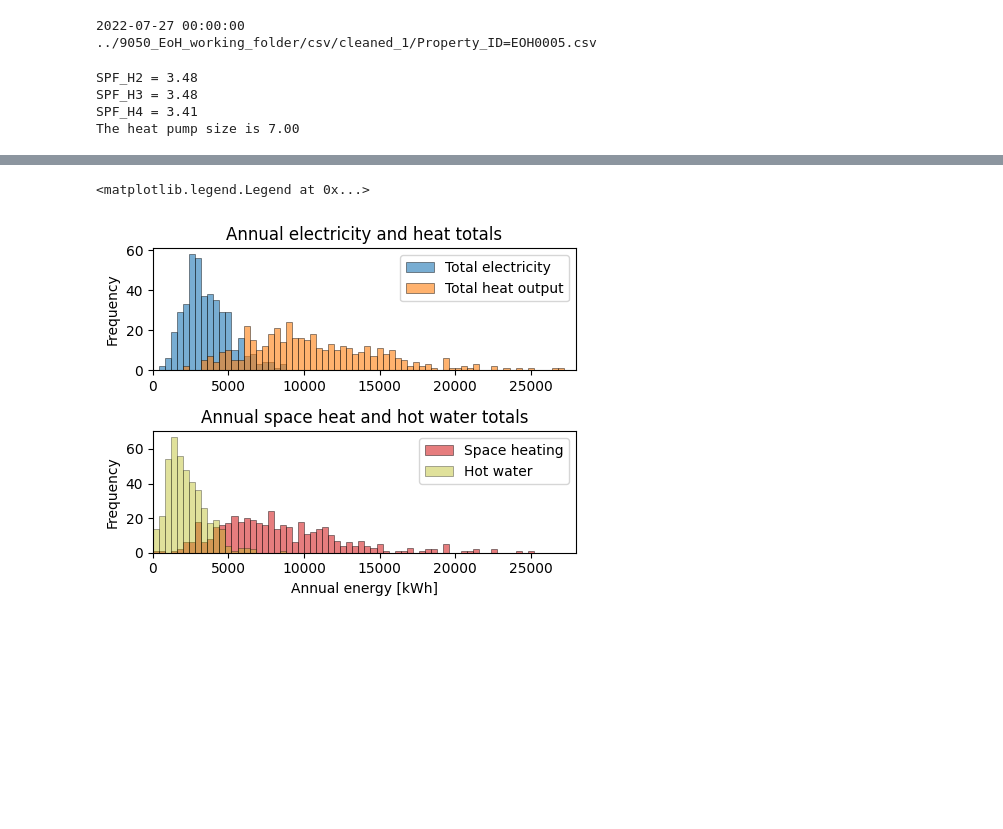
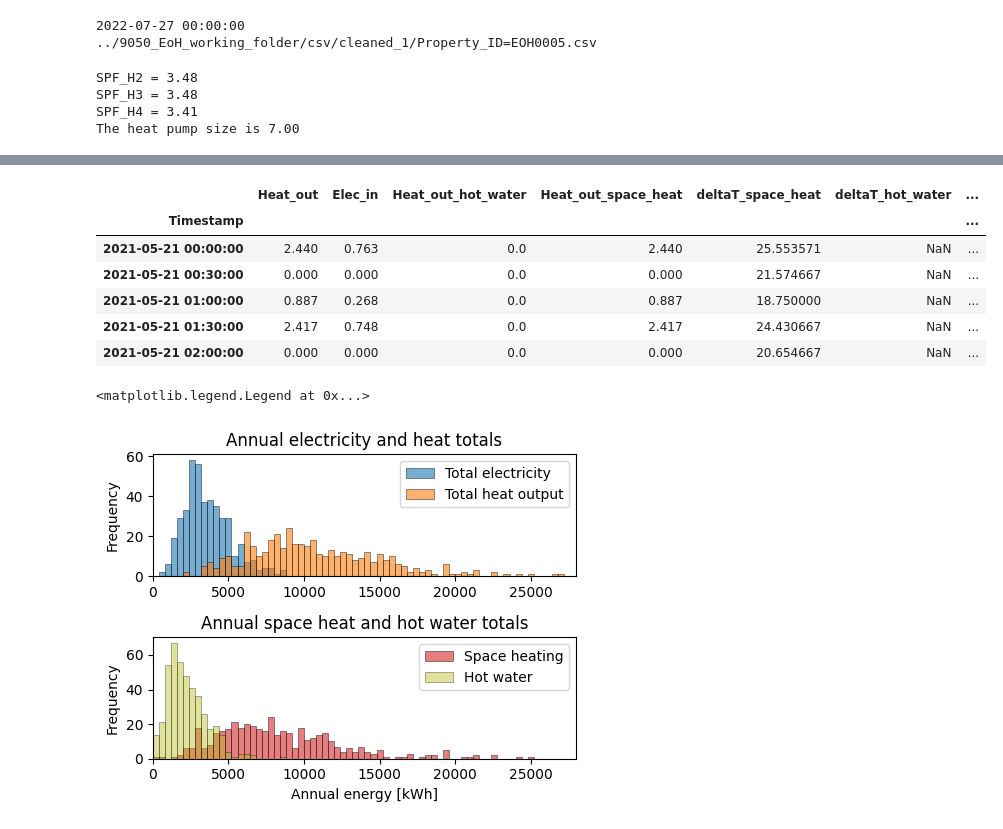
Before and after one commit to EdwardBarbour/HeatPumpDataAnalysis, a Jupyter notebook: Data_cleaning_new_data.ipynb, the cells around one changed output, grey strips where cells are left out. Saved outputs shown, nothing was run; the diff lists cells and outputs as text; code cells hidden in the pictures; blank space fills up the shorter version.

Commit message:
Some debugging
Trying to get out HH data with heat separated into space and DHW, with a separate COP for each

```diff
--- a/Data_cleaning_new_data.ipynb
+++ b/Data_cleaning_new_data.ipynb
@@ -222,8 +222,10 @@ The heat pump size is 7.00
 # del prices_df
 avg_prices_df = pd.read_parquet("average_agile_tariff_UK.parquet")
 # %%
-sampled_IDs = random.sample(list(fileNameDict.keys()), 18)
+# sampled_IDs = random.sample(list(fileNameDict.keys()), 18)
+keySelect = ['EOH0031']
+sampled_IDs = ['EOH0031']
 # now debug with only two entries
-# for key in list(fileNameDict.keys()):
-#     if key not in keySelect:
-#         del fileNameDict[key]
+for key in list(fileNameDict.keys()):
+    if key not in keySelect:
+        del fileNameDict[key]
@@ -407,3 +442,13 @@ ID_heat_elec['EOH0234']['HH_data'].head()
+# %%
+df_HH.head()
+# %% [output]
+|  | Heat_out | Elec_in | Heat_out_hot_water | Heat_out_space_heat | deltaT_space_heat | deltaT_hot_water | ... |
+| Timestamp |  |  |  |  |  |  | ... |
+| 2021-05-21 00:00:00 | 2.440 | 0.763 | 0.0 | 2.440 | 25.553571 | NaN | ... |
+| 2021-05-21 00:30:00 | 0.000 | 0.000 | 0.0 | 0.000 | 21.574667 | NaN | ... |
+| 2021-05-21 01:00:00 | 0.887 | 0.268 | 0.0 | 0.887 | 18.750000 | NaN | ... |
+| 2021-05-21 01:30:00 | 2.417 | 0.748 | 0.0 | 2.417 | 24.430667 | NaN | ... |
+| 2021-05-21 02:00:00 | 0.000 | 0.000 | 0.0 | 0.000 | 20.654667 | NaN | ... |
 # %%
 ids = list(ID_heat_elec.keys())
 
```
Also changed, not shown: parts of 6 cells of this notebook, 1 other file.
